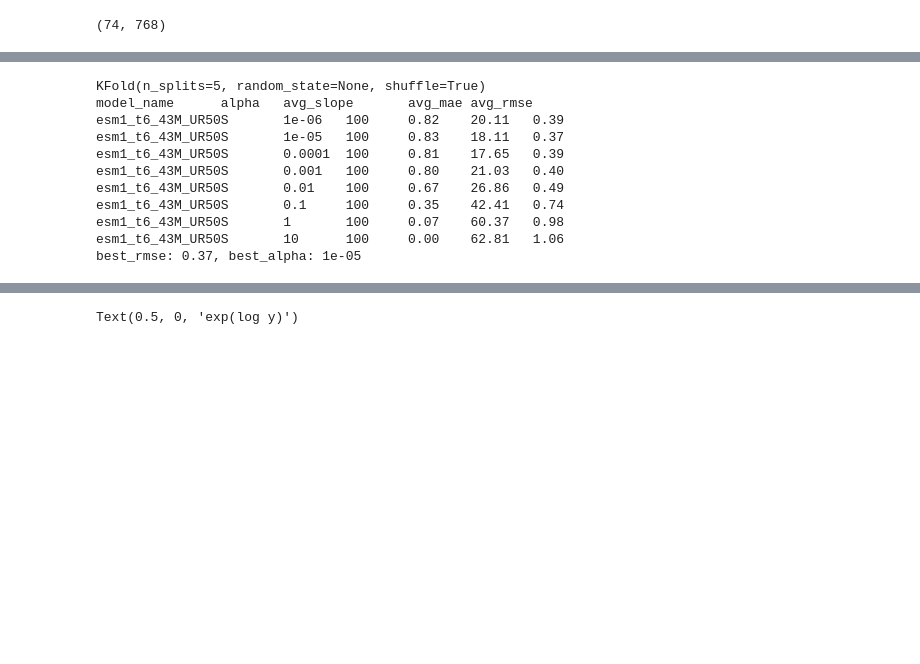
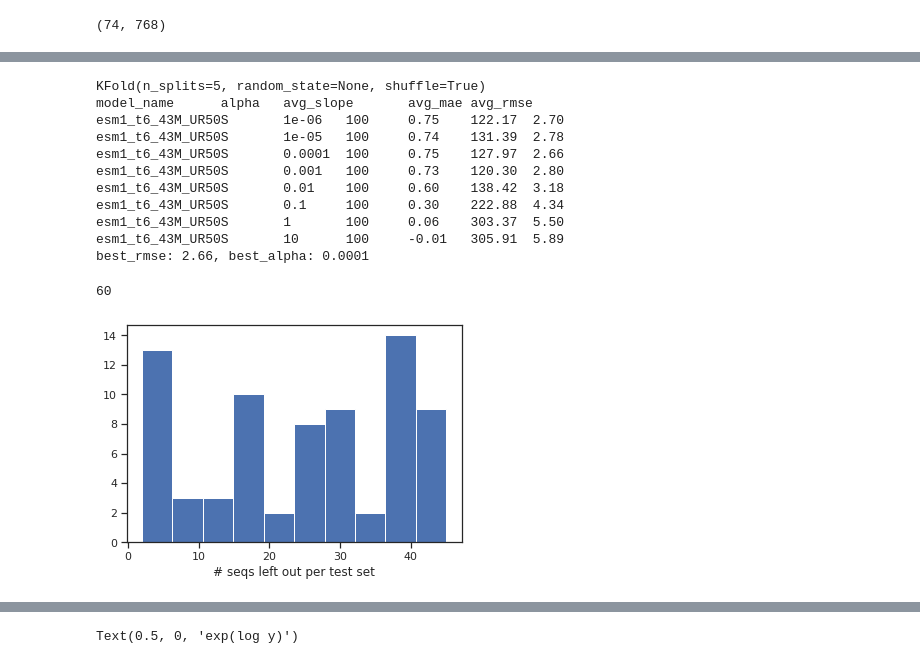
Before and after one commit to jlaw9/fairseq-uniparc, a Jupyter notebook: cofactor_translation/gapn/gapn-model.ipynb, the cells around one changed output, grey strips where cells are left out. Cells and saved outputs as stored; diff of their text form; code cells hidden in the pictures; blank space fills up the shorter version.

```diff
--- a/cofactor_translation/gapn/gapn-model.ipynb
+++ b/cofactor_translation/gapn/gapn-model.ipynb
@@ -20,10 +20,14 @@ True
 gapn_data_file = "20210831-GapN-data-up-to-SM130.csv"
 df = pd.read_csv(gapn_data_file, index_col=0)
 df = df.dropna()
-# TODO drop the barcode of the sequences: MGSSHHHHHHSSGLVPRGSH
-df['Sequence'] = df['Sequence'].apply(lambda x: x.replace('MGSSHHHHHHSSGLVPRGSH', ''))
+# drop the barcode of the sequences: MGSSHHHHHHSSGLVPRGSH
+df['Sequence'] = df['Sequence'].apply(lambda x: x.replace('MGSSHHHHHHSSGLVPRGSH', '').strip('*'))
 df.head(2)
 # %% [output]
 |  | Sequence | WT_mutations | NAD+_initial_rate | NADP+_initial_rate |
 | pSM038 | MTKQYKNYVNGEWKLSENEIKIYEPASGAELGS... | G209V | 0.80667 | 39.055556 |
 | pSM050 | MTKQYKNYVNGEWKLSENEIKIYEPASGAELGS... | K176F + S210E | -0.00333 | 1.566667 |
+# %%
+# extract the mutations for each sequence
+seq_mutations = df['WT_mutations'].apply(lambda x: [mut.strip() for mut in x.split(' + ')])
+seq_mutations.head(2)
@@ -29,0 +38,10 @@ df.head(2)
+# %%
+from collections import defaultdict
+mut_counts = defaultdict(int)
+for muts in seq_mutations.values:
+    if 'F152W' in
+    for mut in muts:
+        mut_counts[mut] += 1
+# mutations = set([mut for muts in seq_mutations.values for mut in muts])
+# mutations
+mut_counts
@@ -78,36 +161,6 @@ Using batch size 8
 # %%
-import itertools
-from sklearn.model_selection import KFold
-from sklearn.linear_model import LogisticRegression, Ridge
-from sklearn.svm import SVR
-# Kernel ridge regression (KRR) combines ridge regression (linear least squares with l2-norm regularization) with the kernel trick.
-# https://scikit-learn.org/stable/modules/generated/sklearn.kernel_ridge.KernelRidge.html
-# "The form of the model learned by KRR is identical to support vector regression (SVR).
-# However, different loss functions are used:
-# KRR uses squared error loss while support vector regression uses epsilon-insensitive loss,
-# both combined with l2 regularization. In contrast to SVR, fitting a KRR model can be done in closed-form and is typically faster for medium-sized datasets. On the other hand, the learned model is non-sparse and thus slower than SVR, which learns a sparse model for epsilon > 0, at prediction-time.
-from sklearn.kernel_ridge import KernelRidge
-
-# alg = "svr"
-alg = 'krr'
-kernel = 'laplacian'
-# normalize_vals = True
-wt_nadph = 41.342
-log_transform = True
-
-# now run K-fold CV using ridge regression
-X = representations
-y = df['NAD+_initial_rate'].astype(float)
-# take the exponent of the training data and predicted probabilities so nothing is < 0
-
-y_train_test = y
-if normalize_vals:
-    y_train_test = np.asarray([max(0,x/41.342) for x in y])
-if log_transform:
-    y_train_test = np.asarray([np.log(max(1,x)) for x in y])
-
+# This block has plain cross-validation
 kf = KFold(n_splits=5, shuffle=True)
-print(kf)
 
 alphas = [1e-6, 1e-5, 0.0001, 0.001, 0.01, 0.1, 1, 10]
 gammas = [0.01, 0.1, 1, 10, 100]
@@ -165,12 +218,12 @@ print(f"best_rmse: {best_rmse:0.2f}, best_alpha: {str(best_alpha)}")
 # %% [output]
 KFold(n_splits=5, random_state=None, shuffle=True)
 model_name      alpha   avg_slope       avg_mae avg_rmse
-esm1_t6_43M_UR50S       1e-06   100     0.82    20.11   0.39
-esm1_t6_43M_UR50S       1e-05   100     0.83    18.11   0.37
-esm1_t6_43M_UR50S       0.0001  100     0.81    17.65   0.39
-esm1_t6_43M_UR50S       0.001   100     0.80    21.03   0.40
-esm1_t6_43M_UR50S       0.01    100     0.67    26.86   0.49
-esm1_t6_43M_UR50S       0.1     100     0.35    42.41   0.74
-esm1_t6_43M_UR50S       1       100     0.07    60.37   0.98
-esm1_t6_43M_UR50S       10      100     0.00    62.81   1.06
-best_rmse: 0.37, best_alpha: 1e-05
+esm1_t6_43M_UR50S       1e-06   100     0.75    122.17  2.70
+esm1_t6_43M_UR50S       1e-05   100     0.74    131.39  2.78
+esm1_t6_43M_UR50S       0.0001  100     0.75    127.97  2.66
+esm1_t6_43M_UR50S       0.001   100     0.73    120.30  2.80
+esm1_t6_43M_UR50S       0.01    100     0.60    138.42  3.18
+esm1_t6_43M_UR50S       0.1     100     0.30    222.88  4.34
+esm1_t6_43M_UR50S       1       100     0.06    303.37  5.50
+esm1_t6_43M_UR50S       10      100     -0.01   305.91  5.89
+best_rmse: 2.66, best_alpha: 0.0001
@@ -176,0 +251,5 @@ best_rmse: 0.37, best_alpha: 1e-05
+# %%
+# not all of the sequences are being left out because they don't all have common mutations
+len(test_count)
+# %% [output]
+60
@@ -176,0 +277,6 @@ best_rmse: 0.37, best_alpha: 1e-05
+# %%
+plt.hist(size_test)
+plt.xlabel("# seqs left out per test set")
+plt.show()
+# %% [output]
+[figure, added]
```
Also changed, not shown: parts of 15 cells of this notebook.
